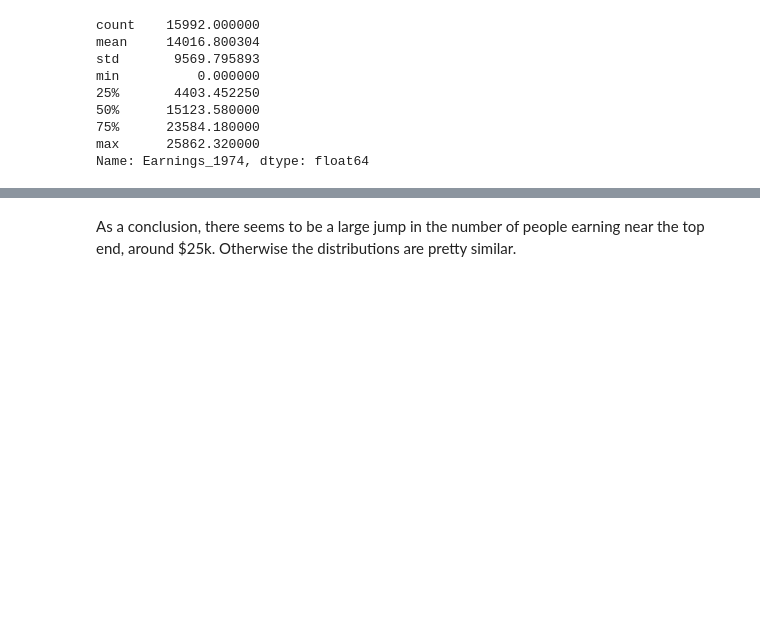
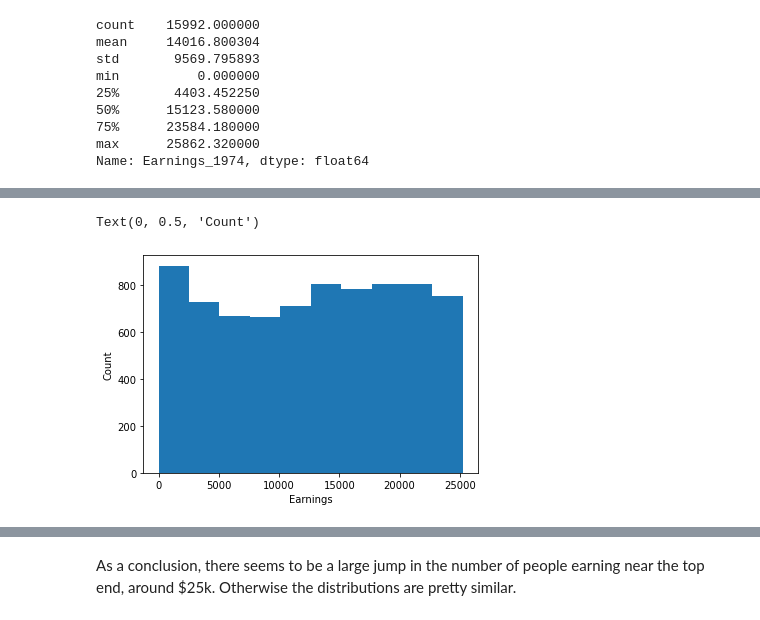
Before and after one commit to rodsunio/BSIP_Assignment_1_Students, a Jupyter notebook: stats_asn_1_stud_temp.ipynb, the cells around one changed output, grey strips where cells are left out. Drawn from its saved outputs; the diff is of its cells as text; code cells hidden in the pictures; blank space fills up the shorter version.

```diff
--- a/stats_asn_1_stud_temp.ipynb
+++ b/stats_asn_1_stud_temp.ipynb
@@ -195,0 +198,8 @@ Text(0, 0.5, 'Count')
+# %%
+plt.hist(Earnings_1975_hist)
+plt.title("1975 Earnings")
+plt.xlabel("Earnings")
+plt.ylabel("Count")
+# %% [output]
+Text(0, 0.5, 'Count')
+[figure, added]
```
Also changed, not shown: parts of 9 cells of this notebook.
